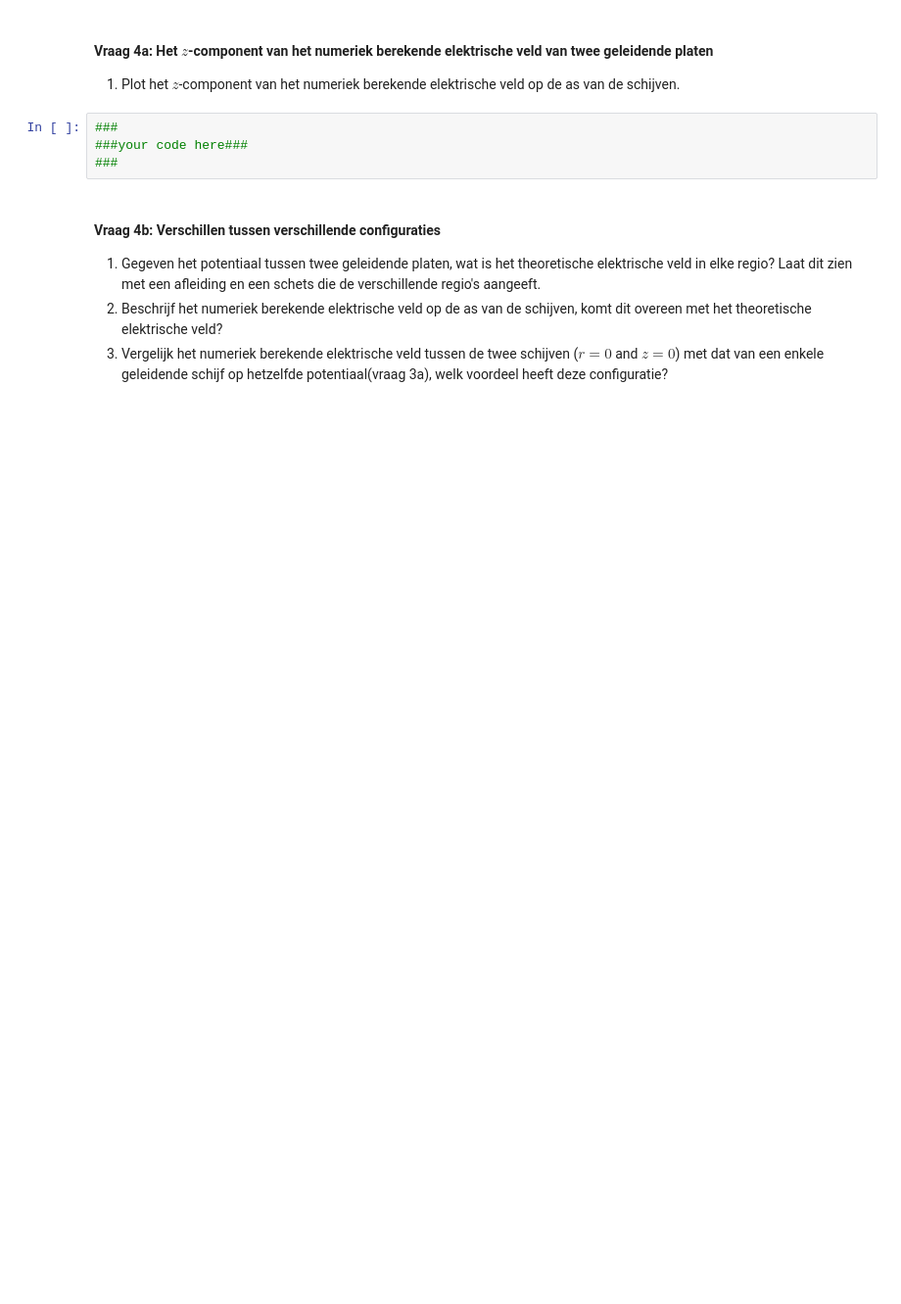
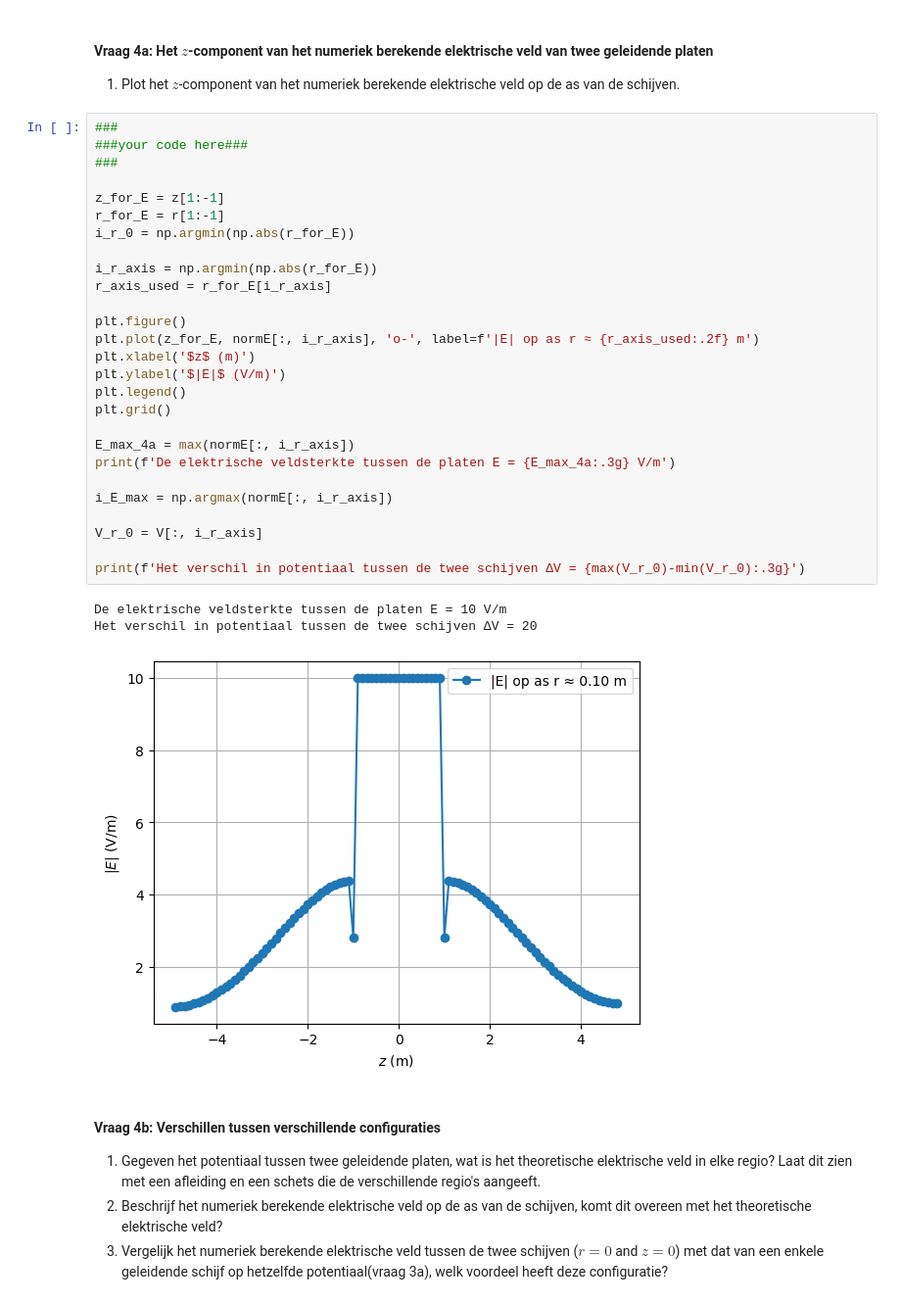
Before and after one commit to Ikbenjamin07/opdrachten-DEF-D, a Jupyter notebook: DigitaleOntwerpopdrachten/1CondensatorOpdracht/CondensatorOntwerpopdracht.ipynb, the cells around one changed output. Shown at 98% size. Drawn from its saved outputs; the diff is of its cells as text; blank space fills up the shorter version.

Commit message:
FF tussendoor opdr 4

```diff
--- a/DigitaleOntwerpopdrachten/1CondensatorOpdracht/CondensatorOntwerpopdracht.ipynb
+++ b/DigitaleOntwerpopdrachten/1CondensatorOpdracht/CondensatorOntwerpopdracht.ipynb
@@ -523,7 +573,34 @@ plot_results_disk(Ez, Er, normE, V, r, z, grid_step, disk_radius, z_pos_disk1, z
 # %%
 ###
 ###your code here###
 ###
+
+z_for_E = z[1:-1]
+r_for_E = r[1:-1]
+i_r_0 = np.argmin(np.abs(r_for_E))
+
+i_r_axis = np.argmin(np.abs(r_for_E))
+r_axis_used = r_for_E[i_r_axis]
+
+plt.figure()
+plt.plot(z_for_E, normE[:, i_r_axis], 'o-', label=f'|E| op as r ≈ {r_axis_used:.2f} m')
+plt.xlabel('$z$ (m)')
+plt.ylabel('$|E|$ (V/m)')
+plt.legend()
+plt.grid()
+
+E_max_4a = max(normE[:, i_r_axis])
+print(f'De elektrische veldsterkte tussen de platen E = {E_max_4a:.3g} V/m')
+
+i_E_max = np.argmax(normE[:, i_r_axis])
+
+V_r_0 = V[:, i_r_axis]
+
+print(f'Het verschil in potentiaal tussen de twee schijven ∆V = {max(V_r_0)-min(V_r_0):.3g}')
+# %% [output]
+De elektrische veldsterkte tussen de platen E = 10 V/m
+Het verschil in potentiaal tussen de twee schijven ∆V = 20
+[figure, added]
 # %% [markdown]
 #### Vraag 4b: Verschillen tussen verschillende configuraties
 
```
Also changed, not shown: parts of 16 cells of this notebook.
